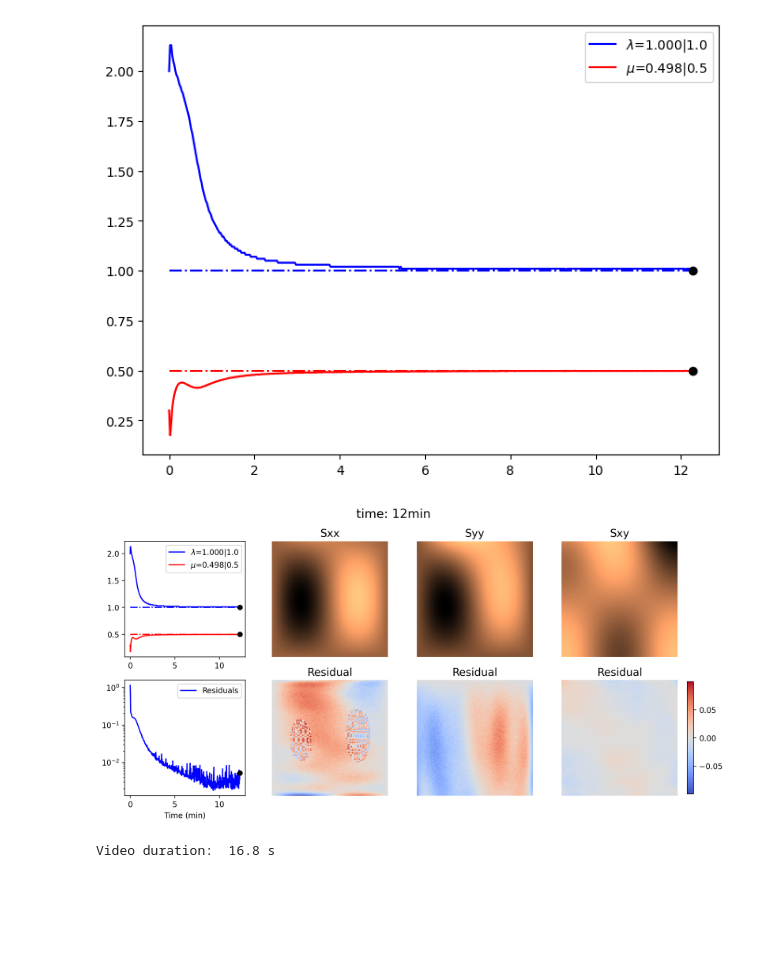
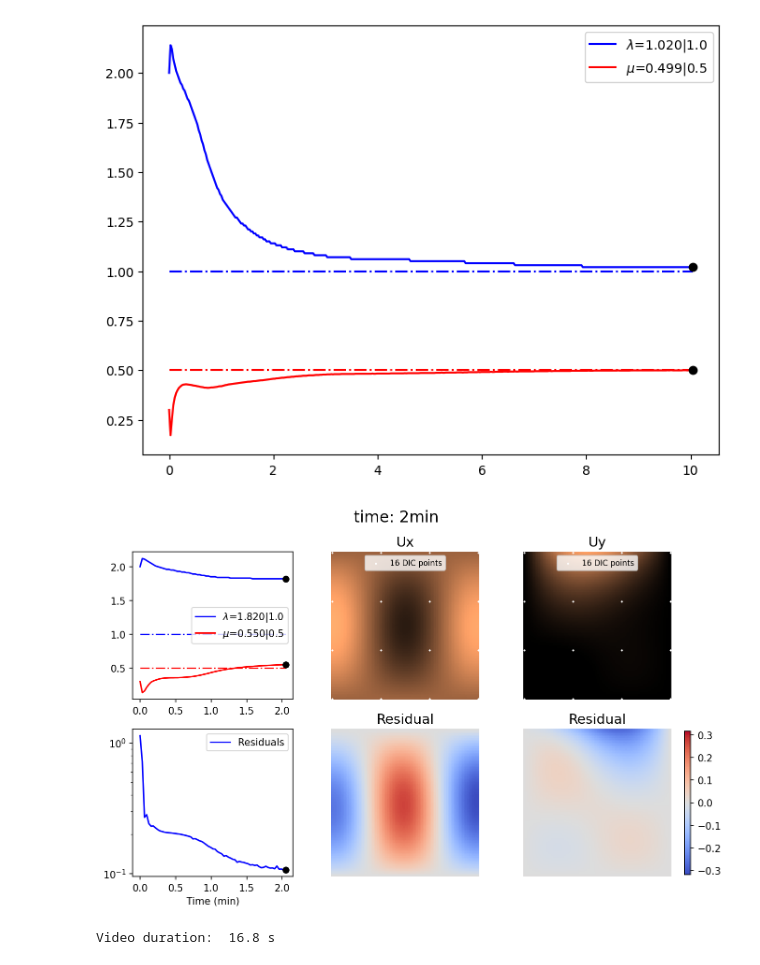
Before and after one commit to bonneted/pinn-cm, a Jupyter notebook: inverse/plot_inverse.ipynb, the cells around one changed output. Saved outputs shown, nothing was run; the diff lists cells and outputs as text; code cells hidden in the pictures; blank space fills up the shorter version.

```diff
--- a/inverse/plot_inverse.ipynb
+++ b/inverse/plot_inverse.ipynb
@@ -6,8 +6,11 @@ net_type = ["spinn","pfnn"][0]
 lmbd_start = 2.0
 mu_start = 0.3
 iteration = 100000
-nDIC = 100
-run = f"{net_type}_lmbd-{lmbd_start}_mu-{mu_start}_nDIC-{nDIC}_{iteration}iter"
+time = 10
+nDIC = 36
+noise = 0.1
+noise_type = ["diff","exponential","threshold"][2]
+run = f"{net_type}_lmbd-{lmbd_start}_mu-{mu_start}_nDIC-{nDIC}_noise-{noise_type}-{noise}_{time}min"
 # run_2 = "spinn_10000iter-3"
 
 run_folder = f"./results/{run}/"
@@ -34,15 +37,17 @@ def read_data_file(filename):
 
 loss_history = np.loadtxt(run_folder + "loss_history.dat")
 variables_history =  read_data_file(run_folder + "variables_history.dat")
-lambda_history = np.array(variables_history[1])[:,0]
-mu_history = np.array(variables_history[1])[:,1]
+
 residuals = loss_history[:, -1]
 PDE_loss = np.mean(loss_history[:, 1:3], axis=1)
 Mat_loss = np.mean(loss_history[:, 3:5], axis=1)
+DIC_loss = np.mean(loss_history[:, 5:7], axis=1)
 steps_loaded = loss_history[:, 0]
+lambda_history = np.array(variables_history[1])[:len(steps_loaded),0]
+mu_history = np.array(variables_history[1])[:len(steps_loaded),1]
 
-metrics = [residuals, PDE_loss, Mat_loss]
-metrics_names = ["Residuals", "PDE Loss", "Material Loss"]
+metrics = [residuals, PDE_loss, Mat_loss, DIC_loss]
+metrics_names = ["Residuals", "PDE Loss", "Material Loss", "DIC Loss"]
 # %%
 import matplotlib.pyplot as plt
 import matplotlib.animation as animation
@@ -50,6 +55,8 @@ import matplotlib.animation as animation
 
 step_type = ["iteration", "time"][1]
 time_unit = ["s", "min"][1]
+metrics_idx = [0, 1, 2, 3]
+
 t_elapsed = run_config["elapsed"]
 if step_type == "time":
     steps = np.array(steps_loaded) * t_elapsed/steps_loaded[-1]
@@ -63,8 +70,8 @@ def init_metrics(ax, metrics_idx=[0]):
     lines = []
     scatters = []
     for idx in metrics_idx:
-        ax.plot(steps, metrics[idx], alpha=0.2, color=['b', 'r', 'g'][idx])
-        lines.append(ax.plot([], [], zorder=3, color=['b', 'r', 'g'][idx], label=metrics_names[idx])[0])
+        ax.plot(steps, metrics[idx], alpha=0.2, color=['b', 'r', 'g', 'y'][idx])
+        lines.append(ax.plot([], [], zorder=3, color=['b', 'r', 'g', 'y'][idx], label=metrics_names[idx])[0])
         scatters.append(ax.scatter([], [], c='k', zorder=4))
 
 
@@ -88,8 +95,8 @@ def update_metrics(iterations, lines, scatters, metrics_idx=[0]):
     return lines, scatters
 
 fig, ax = plt.subplots(1, 1, figsize=(8, 6), dpi=100)
-lines, scatters = init_metrics(ax,  metrics_idx=[0])
-update_metrics(-1, lines, scatters, [0])
+lines, scatters = init_metrics(ax,  metrics_idx=metrics_idx)
+update_metrics(-1, lines, scatters, metrics_idx=metrics_idx)
 plt.show()
 
 # anim = animation.FuncAnimation(fig, update_losshistory, fargs=(line_pinn, line_spinn, scatter_pinn, scatter_spinn), frames=int(len(losshistory_pinn)/10), interval=100, repeat=False)
@@ -134,12 +141,12 @@ line_lambda, line_mu, scatter_mu, scatter_lambda,ax = init_variables(ax)
 update_variables(-1, line_lambda, line_mu, scatter_mu, scatter_lambda, ax)
 plt.show()
 # %% [output]
-[figure, old version]
+[figure, new version]
 # %%
 
 logged_field = run_config["logged_fields"]
 field_names = list(logged_field.values())
-fields_id = [0,1,2,3,4][:] #{0: "Ux", 1: "Uy", 2: "Sxx", 3: "Syy", 4: "Sxy"}
+fields_id = [0,1,2,3,4][:2] #{0: "Ux", 1: "Uy", 2: "Sxx", 3: "Syy", 4: "Sxy"}
 
 X_DIC = np.stack([run_config["x_DIC"], run_config["y_DIC"]], axis=1)
 
@@ -151,7 +158,7 @@ for field_id in fields_id:
 # %%
 import matplotlib.colors as colors
 
-fields_id = [0,1,2,3,4][2:] #{0: "Ux", 1: "Uy", 2: "Sxx", 3: "Syy", 4: "Sxy"}
+fields_id = [0,1,2,3,4][:2] #{0: "Ux", 1: "Uy", 2: "Sxx", 3: "Syy", 4: "Sxy"}
 n_fields = len(fields_id)
 
 lmbd = 1.0
@@ -217,34 +224,34 @@ def set_normdiff(i, fields, fields_id, func, Xmesh, Ymesh, ngrid=100):
     return normdiff
 
 iter = -1
 ngrid = 100
 field_id = 0
 
 
 Xmesh, Ymesh = np.meshgrid(np.linspace(0, 1, ngrid), np.linspace(0, 1, ngrid), indexing='ij')
 normdiff = set_normdiff(iter, fields, fields_id, func, Xmesh, Ymesh)
 
 fig, ax = plt.subplots(2,1+n_fields,figsize = (4+n_fields*3,6),dpi = 50+50*n_fields)
 
 line_lambda, line_mu, scatter_mu, scatter_lambda, ax_variables = init_variables(ax[0][0])
 update_variables(iter, line_lambda, line_mu, scatter_mu, scatter_lambda, ax_variables)
 
 lines, scatters = init_metrics(ax[1][0])
 lines, scatters = update_metrics(iter, lines, scatters)
 ims_field = []
 ims_res = []
 for i, field_id in enumerate(fields_id):
     ims_field.append(plot_field(iter, fields, field_id, Xmesh, Ymesh, func, X_DIC, ax[0][i+1], plot_DIC=field_id<2))
     ims_res.append(plot_field_residual(iter, fields, field_id, Xmesh, Ymesh, func, ax[1][i+1], normdiff))
 
 cax = fig.add_axes([0.91, 0.115, 0.009, 0.34])
 cbdiff = fig.colorbar(ims_res[0], cax=cax)
 
 fig.suptitle(f"{step_type}: {steps[iter]:.0f}{f"{time_unit}" if step_type == "time" else ""}", fontsize=16)
 plt.tight_layout
 plt.show()
 # %% [output]
-[figure, old version]
+[figure, new version]
 # %%
 import matplotlib.animation as animation
 from IPython.display import HTML
```
Also changed, not shown: parts of 2 cells of this notebook, 3 other files.
